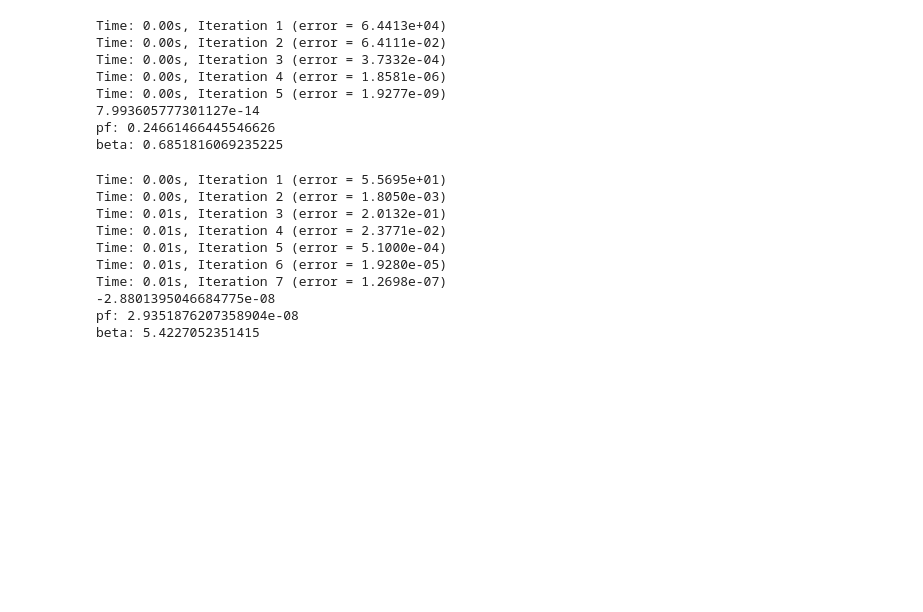
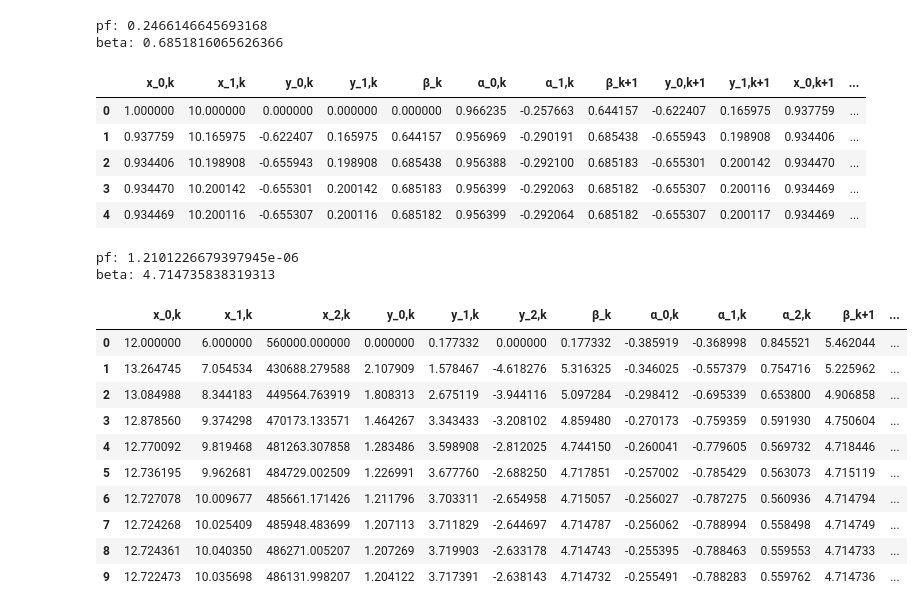
Before and after one commit to Pesquisa-UFCAT/parepy, a Jupyter notebook: local_examples/exemplo_form.ipynb, the cells around one changed output. Cells and saved outputs as stored; diff of their text form; code cells hidden in the pictures; blank space fills up the shorter version.

```diff
--- a/local_examples/exemplo_form.ipynb
+++ b/local_examples/exemplo_form.ipynb
@@ -23,50 +15,51 @@ l = {'type': 'normal', 'parameters': {'mean': 10., 'std': 1.}}
 var = [d, l]
 x0 = [1, 10]
 max_iter = 10
-tol = 1E-6
-r, pf, beta = parepy.deterministic_algorithm_structural_analysis(obj, tol, max_iter, var, x0)
-print(obj([0.9344699559167343, 10.200137869257235]))
+tol = 1E-8
+r, pf, beta = deterministic_algorithm_structural_analysis(obj, tol, max_iter, var, x0)
 print(f"pf: {pf}")
 print(f"beta: {beta}")
-# r
+r
 # %% [output]
-Time: 0.00s, Iteration 1 (error = 6.4413e+04)
-Time: 0.00s, Iteration 2 (error = 6.4111e-02)
-Time: 0.00s, Iteration 3 (error = 3.7332e-04)
-Time: 0.00s, Iteration 4 (error = 1.8581e-06)
-Time: 0.00s, Iteration 5 (error = 1.9277e-09)
-7.993605777301127e-14
-pf: 0.24661466445546626
-beta: 0.6851816069235225
+pf: 0.2466146645693168
+beta: 0.6851816065626366
+|  | x_0,k | x_1,k | y_0,k | y_1,k | β_k | α_0,k | α_1,k | β_k+1 | y_0,k+1 | y_1,k+1 | x_0,k+1 | ... |
+| 0 | 1.000000 | 10.000000 | 0.000000 | 0.000000 | 0.000000 | 0.966235 | -0.257663 | 0.644157 | -0.622407 | 0.165975 | 0.937759 | ... |
+| 1 | 0.937759 | 10.165975 | -0.622407 | 0.165975 | 0.644157 | 0.956969 | -0.290191 | 0.685438 | -0.655943 | 0.198908 | 0.934406 | ... |
+| 2 | 0.934406 | 10.198908 | -0.655943 | 0.198908 | 0.685438 | 0.956388 | -0.292100 | 0.685183 | -0.655301 | 0.200142 | 0.934470 | ... |
+| 3 | 0.934470 | 10.200142 | -0.655301 | 0.200142 | 0.685183 | 0.956399 | -0.292063 | 0.685182 | -0.655307 | 0.200116 | 0.934469 | ... |
+| 4 | 0.934469 | 10.200116 | -0.655307 | 0.200116 | 0.685182 | 0.956399 | -0.292064 | 0.685182 | -0.655307 | 0.200117 | 0.934469 | ... |
 # %%
 # book Segurança estrutural: Uma introdução com aplicações à segurança, Luciano Jacinto, page 155
 def obj(x):
     g, q, fy = x
     a_s = 4 * 0.79*1E-4
     return fy * a_s - 6.75 * (g + q)
 g = {'type': 'normal', 'parameters': {'mean': 12., 'std': 0.05 * 12.}}
 q = {'type': 'gumbel max', 'parameters': {'mean': 6., 'std': 0.10 * 6.}}
 fy = {'type': 'normal', 'parameters': {'mean': 560E3, 'std': 0.05 * 560E3}}
 var = [g, q, fy]
 x0 = [12., 6., 560E3]
-max_iter = 10
+max_iter = 20
 tol = 1E-6
-r, pf, beta = parepy.deterministic_algorithm_structural_analysis(obj, tol, max_iter, var, x0)
-print(obj([12.744452740519371, 13.4718435600438, 560000.0]))
+r, pf, beta = deterministic_algorithm_structural_analysis(obj, tol, max_iter, var, x0)
 print(f"pf: {pf}")
 print(f"beta: {beta}")
-# r
+r
 # %% [output]
-Time: 0.00s, Iteration 1 (error = 5.5695e+01)
-Time: 0.00s, Iteration 2 (error = 1.8050e-03)
-Time: 0.01s, Iteration 3 (error = 2.0132e-01)
-Time: 0.01s, Iteration 4 (error = 2.3771e-02)
-Time: 0.01s, Iteration 5 (error = 5.1000e-04)
-Time: 0.01s, Iteration 6 (error = 1.9280e-05)
-Time: 0.01s, Iteration 7 (error = 1.2698e-07)
--2.8801395046684775e-08
-pf: 2.9351876207358904e-08
-beta: 5.4227052351415
+pf: 1.2101226679397945e-06
+beta: 4.714735838319313
+|  | x_0,k | x_1,k | x_2,k | y_0,k | y_1,k | y_2,k | β_k | α_0,k | α_1,k | α_2,k | β_k+1 | ... |
+| 0 | 12.000000 | 6.000000 | 560000.000000 | 0.000000 | 0.177332 | 0.000000 | 0.177332 | -0.385919 | -0.368998 | 0.845521 | 5.462044 | ... |
+| 1 | 13.264745 | 7.054534 | 430688.279588 | 2.107909 | 1.578467 | -4.618276 | 5.316325 | -0.346025 | -0.557379 | 0.754716 | 5.225962 | ... |
+| 2 | 13.084988 | 8.344183 | 449564.763919 | 1.808313 | 2.675119 | -3.944116 | 5.097284 | -0.298412 | -0.695339 | 0.653800 | 4.906858 | ... |
+| 3 | 12.878560 | 9.374298 | 470173.133571 | 1.464267 | 3.343433 | -3.208102 | 4.859480 | -0.270173 | -0.759359 | 0.591930 | 4.750604 | ... |
+| 4 | 12.770092 | 9.819468 | 481263.307858 | 1.283486 | 3.598908 | -2.812025 | 4.744150 | -0.260041 | -0.779605 | 0.569732 | 4.718446 | ... |
+| 5 | 12.736195 | 9.962681 | 484729.002509 | 1.226991 | 3.677760 | -2.688250 | 4.717851 | -0.257002 | -0.785429 | 0.563073 | 4.715119 | ... |
+| 6 | 12.727078 | 10.009677 | 485661.171426 | 1.211796 | 3.703311 | -2.654958 | 4.715057 | -0.256027 | -0.787275 | 0.560936 | 4.714794 | ... |
+| 7 | 12.724268 | 10.025409 | 485948.483699 | 1.207113 | 3.711829 | -2.644697 | 4.714787 | -0.256062 | -0.788994 | 0.558498 | 4.714749 | ... |
+| 8 | 12.724361 | 10.040350 | 486271.005207 | 1.207269 | 3.719903 | -2.633178 | 4.714743 | -0.255395 | -0.788463 | 0.559553 | 4.714733 | ... |
+| 9 | 12.722473 | 10.035698 | 486131.998207 | 1.204122 | 3.717391 | -2.638143 | 4.714732 | -0.255491 | -0.788283 | 0.559762 | 4.714736 | ... |
 # %%
 # book Structural reliability analysis and optimization: Use of approximations, Ramana Grandhi Liping Wang, page 74
 def obj(x):
```
Also changed, not shown: parts of 8 cells of this notebook, 3 other files.
